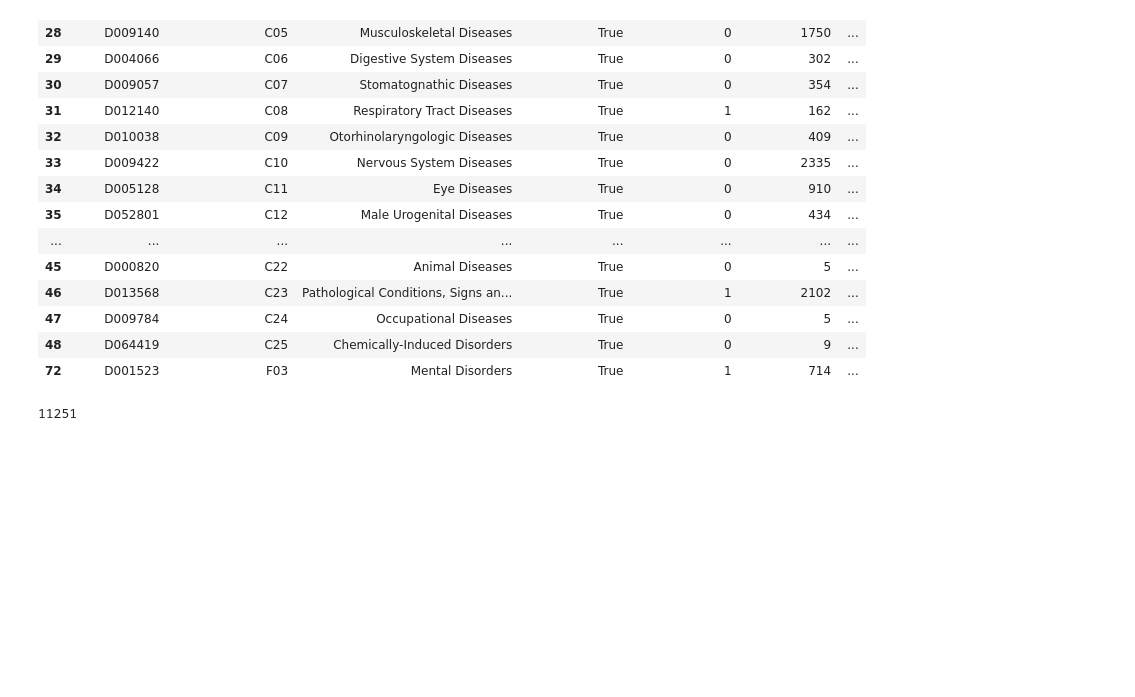
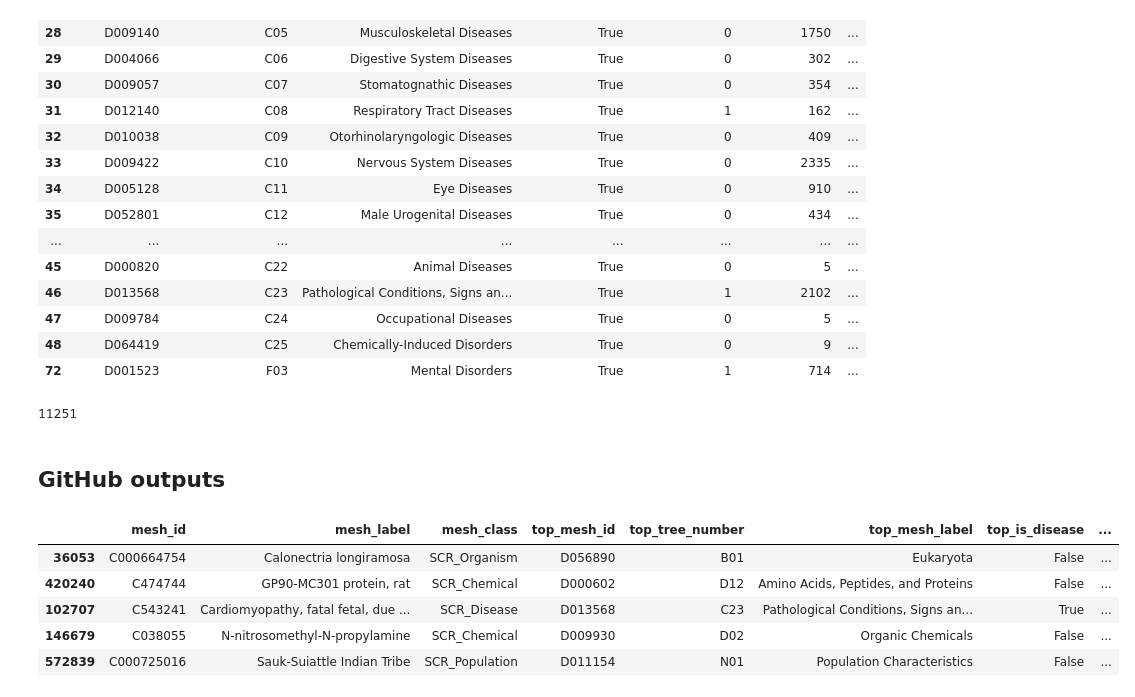
Before and after one commit to related-sciences/nxontology-data, a Jupyter notebook: nxontology_data/mesh/mesh.ipynb, the cells around one changed output. Drawn from its saved outputs; the diff is of its cells as text; code cells hidden in the pictures; blank space fills up the shorter version.

```diff
--- a/nxontology_data/mesh/mesh.ipynb
+++ b/nxontology_data/mesh/mesh.ipynb
@@ -174,3 +179,5 @@ all_diseases = set(top_map_df.query("top_is_disease").mesh_id)
 len(all_diseases)
 # %% [output]
 11251
+# %% [markdown]
+## GitHub outputs
@@ -176,0 +186,9 @@ len(all_diseases)
+# %%
+pd.read_json(f"{gh_data_url}mesh_topical_descriptor_descendants_top_level_map.json.gz").sample(5, random_state=0)
+# %% [output]
+|  | mesh_id | mesh_label | mesh_class | top_mesh_id | top_tree_number | top_mesh_label | top_is_disease | ... |
+| 36053 | C000664754 | Calonectria longiramosa | SCR_Organism | D056890 | B01 | Eukaryota | False | ... |
+| 420240 | C474744 | GP90-MC301 protein, rat | SCR_Chemical | D000602 | D12 | Amino Acids, Peptides, and Proteins | False | ... |
+| 102707 | C543241 | Cardiomyopathy, fatal fetal, due ... | SCR_Disease | D013568 | C23 | Pathological Conditions, Signs an... | True | ... |
+| 146679 | C038055 | N-nitrosomethyl-N-propylamine | SCR_Chemical | D009930 | D02 | Organic Chemicals | False | ... |
+| 572839 | C000725016 | Sauk-Suiattle Indian Tribe | SCR_Population | D011154 | N01 | Population Characteristics | False | ... |
```
Also changed, not shown: parts of 13 cells of this notebook.
